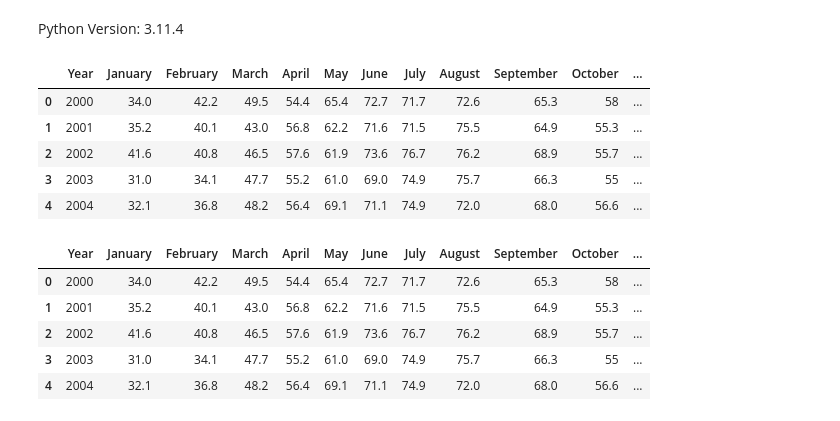
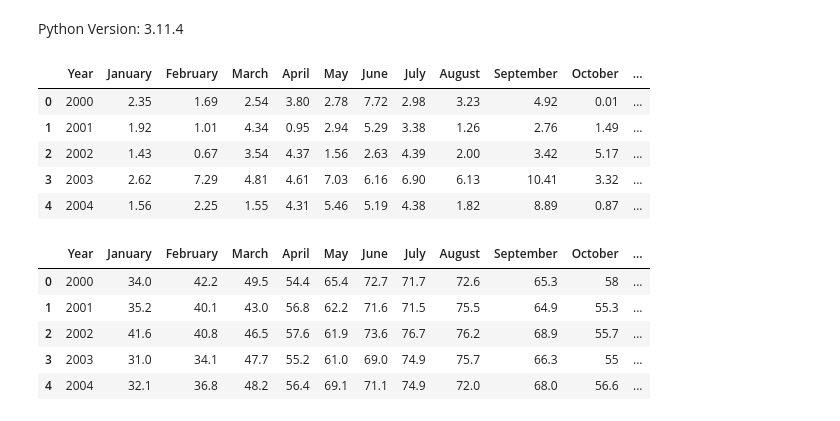
Before and after one commit to phipyao/ds4002-project-2, a Jupyter notebook: SCRIPTS/code.ipynb, the cells around one changed output. Saved outputs shown, nothing was run; the diff lists cells and outputs as text; code cells hidden in the pictures.

```diff
--- a/SCRIPTS/code.ipynb
+++ b/SCRIPTS/code.ipynb
@@ -6,15 +6,15 @@ import pandas as pd
 import matplotlib.pyplot as plt
 import seaborn as sns
 # %%
-df1=pd.read_csv('../DATA/cville_monthly_percip_total.csv')
+df1=pd.read_csv('../DATA/cville_monthly_precip_total.csv')
 df1.head()
 # %% [output]
 |  | Year | January | February | March | April | May | June | July | August | September | October | ... |
-| 0 | 2000 | 34.0 | 42.2 | 49.5 | 54.4 | 65.4 | 72.7 | 71.7 | 72.6 | 65.3 | 58 | ... |
-| 1 | 2001 | 35.2 | 40.1 | 43.0 | 56.8 | 62.2 | 71.6 | 71.5 | 75.5 | 64.9 | 55.3 | ... |
-| 2 | 2002 | 41.6 | 40.8 | 46.5 | 57.6 | 61.9 | 73.6 | 76.7 | 76.2 | 68.9 | 55.7 | ... |
-| 3 | 2003 | 31.0 | 34.1 | 47.7 | 55.2 | 61.0 | 69.0 | 74.9 | 75.7 | 66.3 | 55 | ... |
-| 4 | 2004 | 32.1 | 36.8 | 48.2 | 56.4 | 69.1 | 71.1 | 74.9 | 72.0 | 68.0 | 56.6 | ... |
+| 0 | 2000 | 2.35 | 1.69 | 2.54 | 3.80 | 2.78 | 7.72 | 2.98 | 3.23 | 4.92 | 0.01 | ... |
+| 1 | 2001 | 1.92 | 1.01 | 4.34 | 0.95 | 2.94 | 5.29 | 3.38 | 1.26 | 2.76 | 1.49 | ... |
+| 2 | 2002 | 1.43 | 0.67 | 3.54 | 4.37 | 1.56 | 2.63 | 4.39 | 2.00 | 3.42 | 5.17 | ... |
+| 3 | 2003 | 2.62 | 7.29 | 4.81 | 4.61 | 7.03 | 6.16 | 6.90 | 6.13 | 10.41 | 3.32 | ... |
+| 4 | 2004 | 1.56 | 2.25 | 1.55 | 4.31 | 5.46 | 5.19 | 4.38 | 1.82 | 8.89 | 0.87 | ... |
 # %%
 df2=pd.read_csv('../DATA/cville_monthly_mean_temp.csv')
 df2.head()
```
Also changed, not shown: parts of 1 cell of this notebook, 2 other files.
